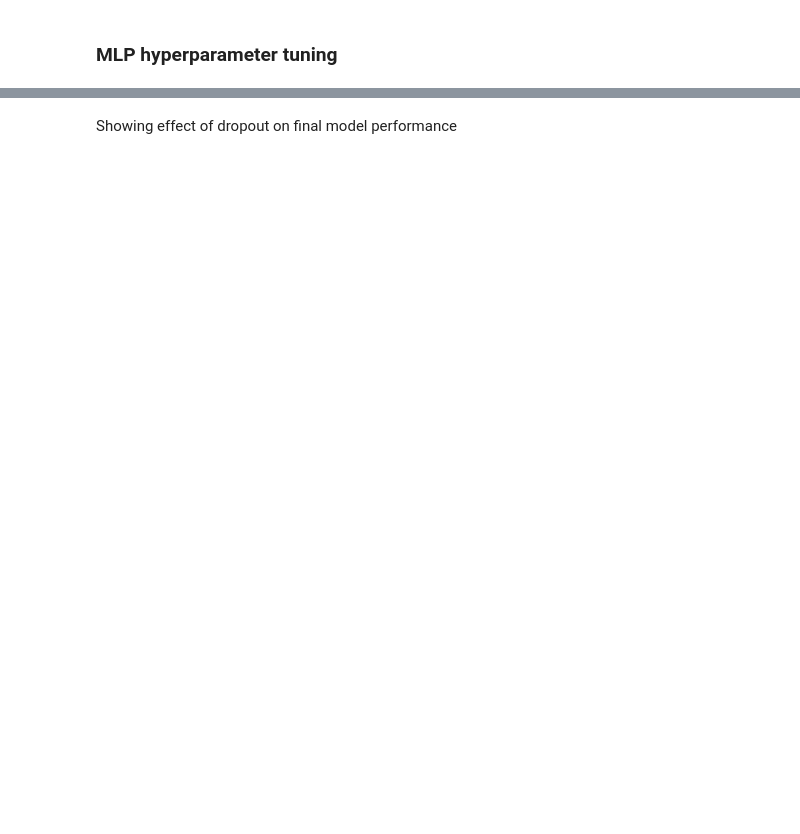
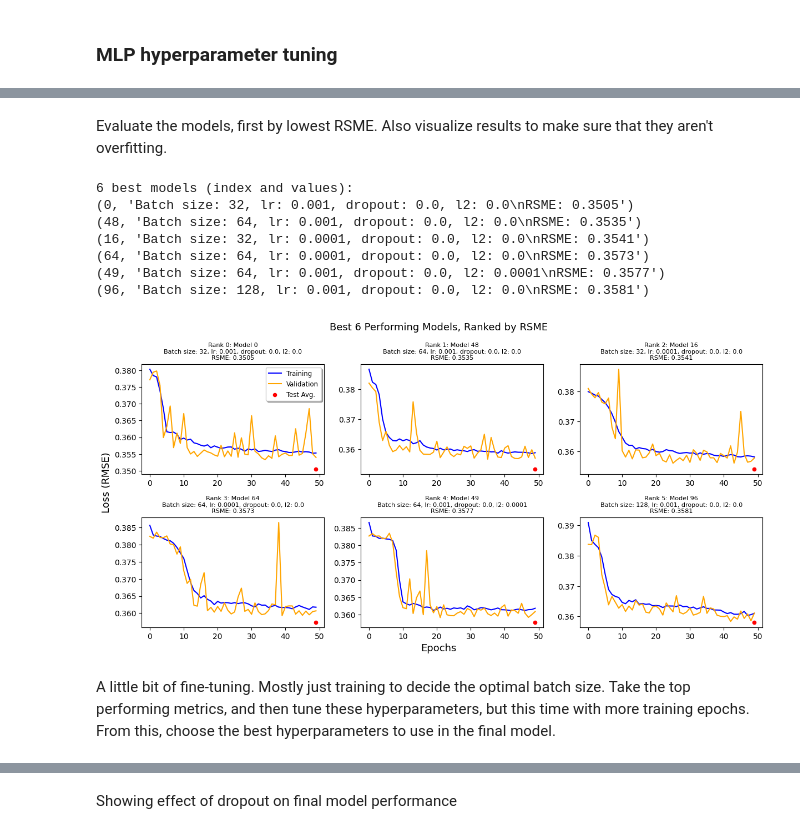
Before and after one commit to zybecker/DS-5500, a Jupyter notebook: RNN_Model/RNN_hyperparameter_tuning.ipynb, the cells around one changed output, grey strips where cells are left out. Saved outputs shown, nothing was run; the diff lists cells and outputs as text; code cells hidden in the pictures; blank space fills up the shorter version.

Commit message:
Updating hyperparameter tuning

```diff
--- a/RNN_Model/RNN_hyperparameter_tuning.ipynb
+++ b/RNN_Model/RNN_hyperparameter_tuning.ipynb
@@ -69,7 +67,7 @@ def evaluate_model_RSME(model, dataloader, device):
     total_loss = 0
     with torch.no_grad():  # Disable gradients for evaluation
         for inputs, targets in dataloader:
-            inputs, targets = inputs.to(DEVICE), targets.to(DEVICE)  # Ensure test inputs are on the same device
+            inputs, targets = inputs.to(device), targets.to(device)  # Ensure test inputs are on the same device
             # Make prediction
             outputs = model(inputs)[:, 0]
             # Get loss
@@ -83,7 +81,7 @@ def evaluate_model_MAE(model, dataloader, device):
     total_loss = 0
     with torch.no_grad():  # Disable gradients for evaluation
         for inputs, targets in dataloader:
-            inputs, targets = inputs.to(DEVICE), targets.to(DEVICE)  # Ensure test inputs are on the same device
+            inputs, targets = inputs.to(device), targets.to(device)  # Ensure test inputs are on the same device
             # Make prediction
             outputs = model(inputs)[:, 0]
             # Get loss
@@ -790,0 +122,16 @@ Test RMSE: 0.3771, Test MAE: 0.2884
+# %%
+# Define hyperparameters to test
+testing_params = {
+    'batch_size': [32, 64, 128],
+    'lr': [0.001, 0.0001, 0.00001],
+    'mlp_dropout': [0.0, 0.25, 0.33, 0.5],
+    'weight_decay': [0.0, 1e-4, 1e-3, 1e-2]
+}
+
+# Create a list of all parameter combinations
+param_combinations = [(batch_size, lr, mlp_dropout, weight_decay)
+                      for batch_size in testing_params['batch_size']
+                      for lr in testing_params['lr']
+                      for mlp_dropout in testing_params['mlp_dropout']
+                      for weight_decay in testing_params['weight_decay']
+                      ]
@@ -790,0 +198,44 @@ Test RMSE: 0.3771, Test MAE: 0.2884
+# %% [markdown]
+Evaluate the models, first by lowest RSME. Also visualize results to make sure that they aren't overfitting.
+# %%
+def evaluate_results(results, n_best=6):
+    # Get rankings of each model by RSME
+    mlp_rsmes = np.array([results[i][2] for i in results])
+    order = mlp_rsmes.argsort()
+    # Then, pull out the top n models and print their information
+    n_best = 6
+    best_models = [(ind.item(), results[ind][3]) for ind in order[0:n_best]]
+    # Print out index of model in results dictionary and it's parameters
+    print(f'{n_best} best models (index and values):')
+    for m in best_models:
+        print(m)
+
+    ### Plot n best results
+    n_columns = 3
+    n_rows = int(np.ceil(n_best / n_columns))
+    fig, axes = plt.subplots(n_rows, n_columns, figsize=(n_columns * 4, n_rows * 3))
+    axes = axes.flatten()
+
+    for i, model in enumerate(order[0:n_best]):
+        axes[i].set_title(f'Rank {i}: Model {order[i]}\n{results[model][3]}', size=8)
+        axes[i].plot(results[model][0], c='b', label='Training')
+        axes[i].plot(results[model][1], c='orange', label='Validation')
+        axes[i].scatter(x=len(results[i][1])-1, y=results[model][2], c='r', s=20, label='Test Avg.')
+        if i == 0: axes[i].legend(loc='upper right', fontsize='small', shadow=True)  # only show legend for first plot
+    fig.text(0.001, 0.5, 'Loss (RMSE)', ha='center', va='center', rotation='vertical', fontsize=13)
+    fig.text(0.5, 0.001, 'Epochs', ha='center', va='center', fontsize=13)
+    plt.suptitle(f"Best {n_best} Performing Models, Ranked by RSME", fontsize=13)
+    plt.tight_layout()
+
+    return None
+
+evaluate_results(results, n_best=6)
+# %% [output]
+6 best models (index and values):
+(0, 'Batch size: 32, lr: 0.001, dropout: 0.0, l2: 0.0\nRSME: 0.3505')
+(48, 'Batch size: 64, lr: 0.001, dropout: 0.0, l2: 0.0\nRSME: 0.3535')
+(16, 'Batch size: 32, lr: 0.0001, dropout: 0.0, l2: 0.0\nRSME: 0.3541')
+(64, 'Batch size: 64, lr: 0.0001, dropout: 0.0, l2: 0.0\nRSME: 0.3573')
+(49, 'Batch size: 64, lr: 0.001, dropout: 0.0, l2: 0.0001\nRSME: 0.3577')
+(96, 'Batch size: 128, lr: 0.001, dropout: 0.0, l2: 0.0\nRSME: 0.3581')
+[figure, added]
@@ -790,0 +263,2 @@ Test RMSE: 0.3771, Test MAE: 0.2884
+# %% [markdown]
+A little bit of fine-tuning. Mostly just training to decide the optimal batch size. Take the top performing metrics, and then tune these hyperparameters, but this time with more training epochs. From this, choose the best hyperparameters to use in the final model.
```
Also changed, not shown: parts of 42 cells of this notebook.
